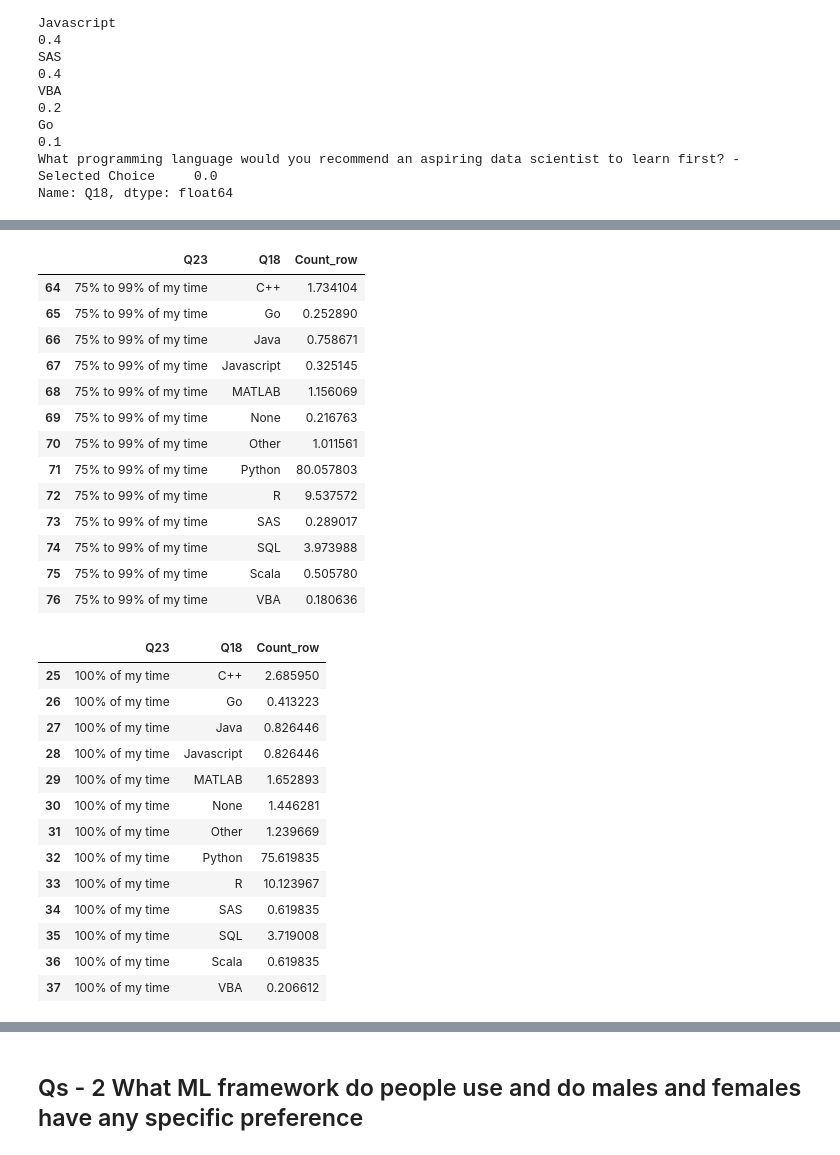
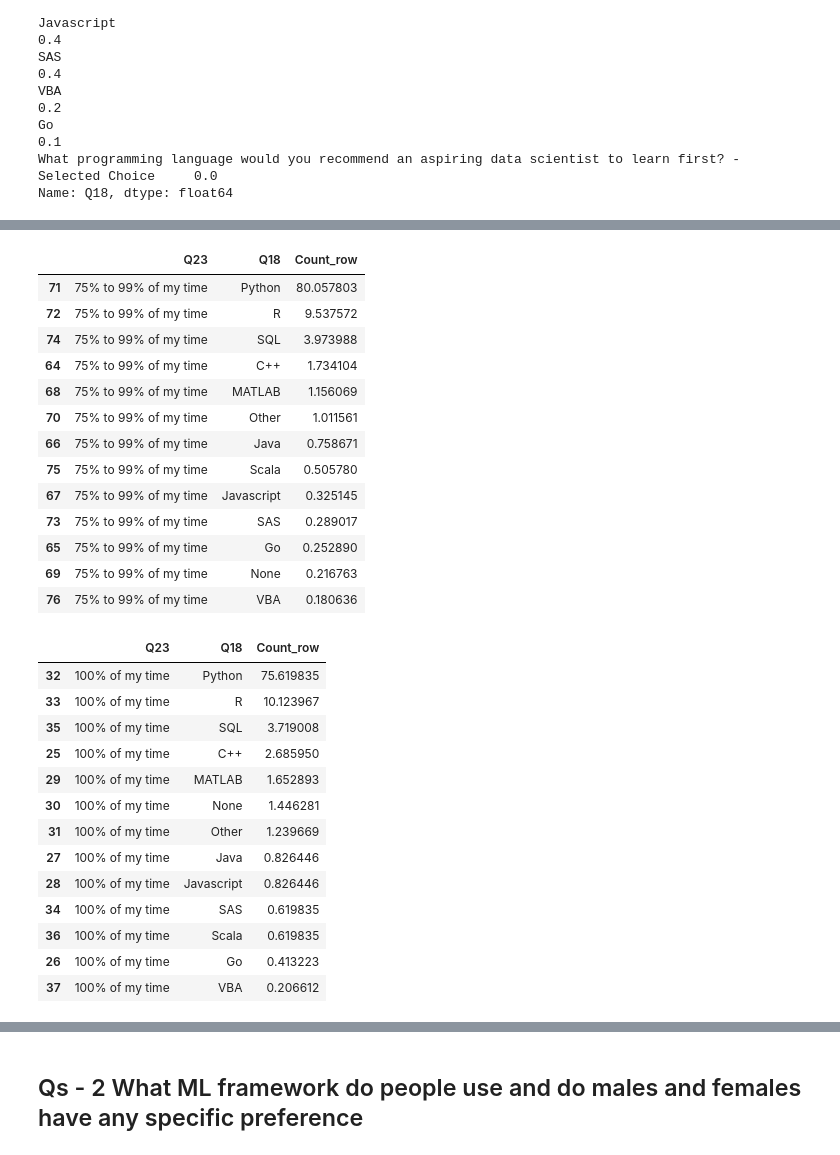
Before and after one commit to KarthikDutt/KaggleSurveyInsights2018, a Jupyter notebook: KaggleSurveyEDA_V2.ipynb, the cells around one changed output, grey strips where cells are left out. Cells and saved outputs as stored; diff of their text form; code cells hidden in the pictures.

```diff
--- a/KaggleSurveyEDA_V2.ipynb
+++ b/KaggleSurveyEDA_V2.ipynb
@@ -144,34 +148,34 @@ group_23_18_df[group_23_18_df['Q23']=='50% to 74% of my time']
 # %%
-group_23_18_df[group_23_18_df['Q23']=='75% to 99% of my time']
+group_23_18_df[group_23_18_df['Q23']=='75% to 99% of my time'].sort_values(by='Count_row',ascending=False)
 # %% [output]
 |  | Q23 | Q18 | Count_row |
-| 64 | 75% to 99% of my time | C++ | 1.734104 |
-| 65 | 75% to 99% of my time | Go | 0.252890 |
-| 66 | 75% to 99% of my time | Java | 0.758671 |
-| 67 | 75% to 99% of my time | Javascript | 0.325145 |
-| 68 | 75% to 99% of my time | MATLAB | 1.156069 |
-| 69 | 75% to 99% of my time | None | 0.216763 |
-| 70 | 75% to 99% of my time | Other | 1.011561 |
 | 71 | 75% to 99% of my time | Python | 80.057803 |
 | 72 | 75% to 99% of my time | R | 9.537572 |
+| 74 | 75% to 99% of my time | SQL | 3.973988 |
+| 64 | 75% to 99% of my time | C++ | 1.734104 |
+| 68 | 75% to 99% of my time | MATLAB | 1.156069 |
+| 70 | 75% to 99% of my time | Other | 1.011561 |
+| 66 | 75% to 99% of my time | Java | 0.758671 |
+| 75 | 75% to 99% of my time | Scala | 0.505780 |
+| 67 | 75% to 99% of my time | Javascript | 0.325145 |
 | 73 | 75% to 99% of my time | SAS | 0.289017 |
-| 74 | 75% to 99% of my time | SQL | 3.973988 |
-| 75 | 75% to 99% of my time | Scala | 0.505780 |
+| 65 | 75% to 99% of my time | Go | 0.252890 |
+| 69 | 75% to 99% of my time | None | 0.216763 |
 | 76 | 75% to 99% of my time | VBA | 0.180636 |
 # %%
-group_23_18_df[group_23_18_df['Q23']=='100% of my time']
+group_23_18_df[group_23_18_df['Q23']=='100% of my time'].sort_values(by='Count_row',ascending=False)
 # %% [output]
 |  | Q23 | Q18 | Count_row |
+| 32 | 100% of my time | Python | 75.619835 |
+| 33 | 100% of my time | R | 10.123967 |
+| 35 | 100% of my time | SQL | 3.719008 |
 | 25 | 100% of my time | C++ | 2.685950 |
-| 26 | 100% of my time | Go | 0.413223 |
-| 27 | 100% of my time | Java | 0.826446 |
-| 28 | 100% of my time | Javascript | 0.826446 |
 | 29 | 100% of my time | MATLAB | 1.652893 |
 | 30 | 100% of my time | None | 1.446281 |
 | 31 | 100% of my time | Other | 1.239669 |
-| 32 | 100% of my time | Python | 75.619835 |
-| 33 | 100% of my time | R | 10.123967 |
+| 27 | 100% of my time | Java | 0.826446 |
+| 28 | 100% of my time | Javascript | 0.826446 |
 | 34 | 100% of my time | SAS | 0.619835 |
-| 35 | 100% of my time | SQL | 3.719008 |
 | 36 | 100% of my time | Scala | 0.619835 |
+| 26 | 100% of my time | Go | 0.413223 |
 | 37 | 100% of my time | VBA | 0.206612 |
```
Also changed, not shown: parts of 25 cells of this notebook.
